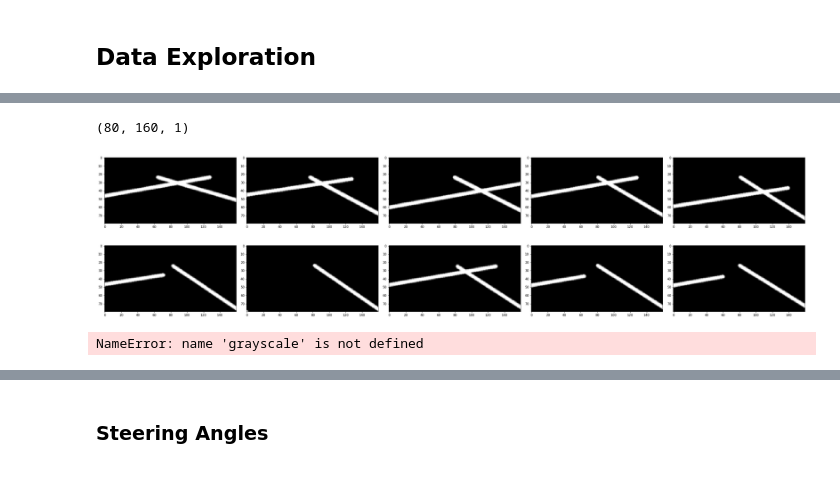
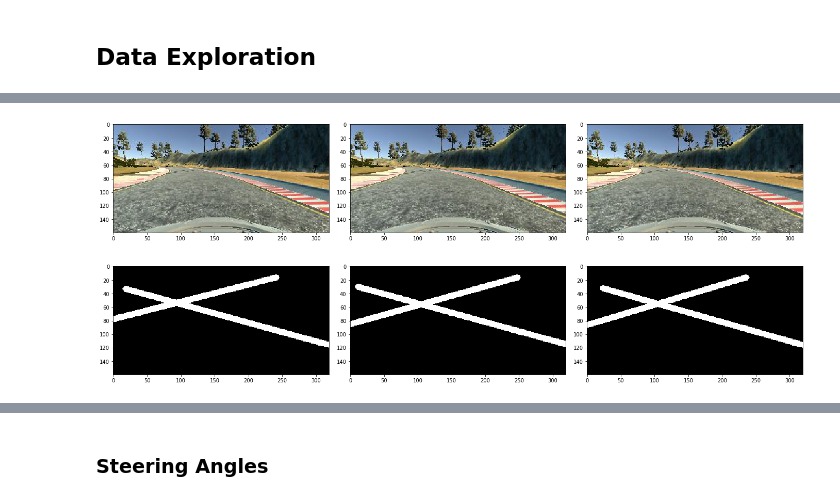
Before and after one commit to ekkus93/CarND-Behavioral-Cloning-P3, a Jupyter notebook: Behavioral_Cloning.ipynb, the cells around one changed output, grey strips where cells are left out. Drawn from its saved outputs; the diff is of its cells as text; code cells hidden in the pictures.

```diff
--- a/Behavioral_Cloning.ipynb
+++ b/Behavioral_Cloning.ipynb
@@ -107,18 +111,13 @@ def read_imgs(img_dir, file_names):
 # %%
 img_dir = '%s/IMG' % data_dir
 # %%
-sample_imgs = read_imgs(img_dir, driving_log_pd.iloc[8000:8010, 0].tolist())
+sample_imgs = read_imgs(img_dir, driving_log_pd.iloc[0:3, 0].tolist())
-# %%
-preprocess_image(sample_imgs[0]).shape
-# %% [output]
-(80, 160, 1)
+# %%
+display_images(sample_imgs, columns=5, figsize=(32,12))
+# %% [output]
+[figure, added]
 # %%
 display_images(sample_imgs, columns=5, figsize=(32,12),
-               apply_fnc=lambda x: preprocess_image(x).reshape((80,160)),
-               use_gray=True)
+               apply_fnc=lambda x: find_lane3(x)[:,:,0], use_gray=True)
 # %% [output]
-[figure, old version]
+[figure, new version]
-# %%
-preprocess_image(sample_imgs[0], size=(128,128), apply_normalize=False).shape
-# %% [output]
-NameError: name 'grayscale' is not defined
```
Also changed, not shown: parts of 25 cells of this notebook, 13 other files.
